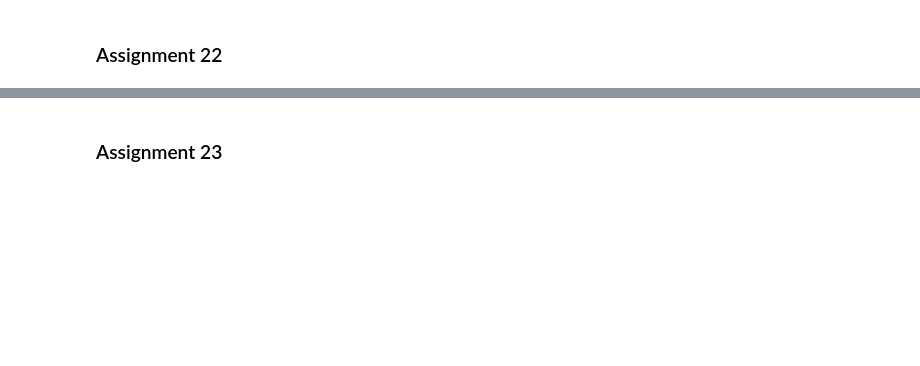
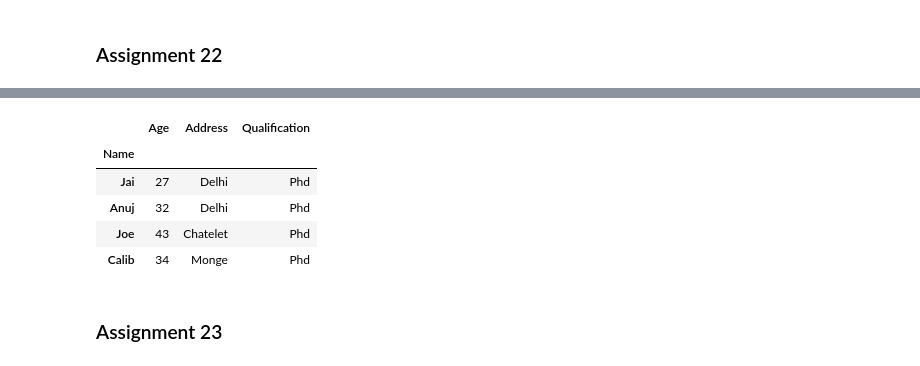
Before and after one commit to stefanomarchitto/Module-1, a Jupyter notebook: Python_Basics_Module_1_Practice_2.ipynb, the cells around one changed output, grey strips where cells are left out. Saved outputs shown, nothing was run; the diff lists cells and outputs as text; code cells hidden in the pictures; blank space fills up the shorter version.

```diff
--- a/Python_Basics_Module_1_Practice_2.ipynb
+++ b/Python_Basics_Module_1_Practice_2.ipynb
@@ -2869,3 +2919,12 @@ df.info()
+# %%
+DF[DF['Qualification'] == 'Phd']
+# %% [output]
+|  | Age | Address | Qualification |
+| Name |  |  |  |
+| Jai | 27 | Delhi | Phd |
+| Anuj | 32 | Delhi | Phd |
+| Joe | 43 | Chatelet | Phd |
+| Calib | 34 | Monge | Phd |
 # %%
 #@title Display Solution 22
 
```
Also changed, not shown: parts of 22 cells of this notebook.
